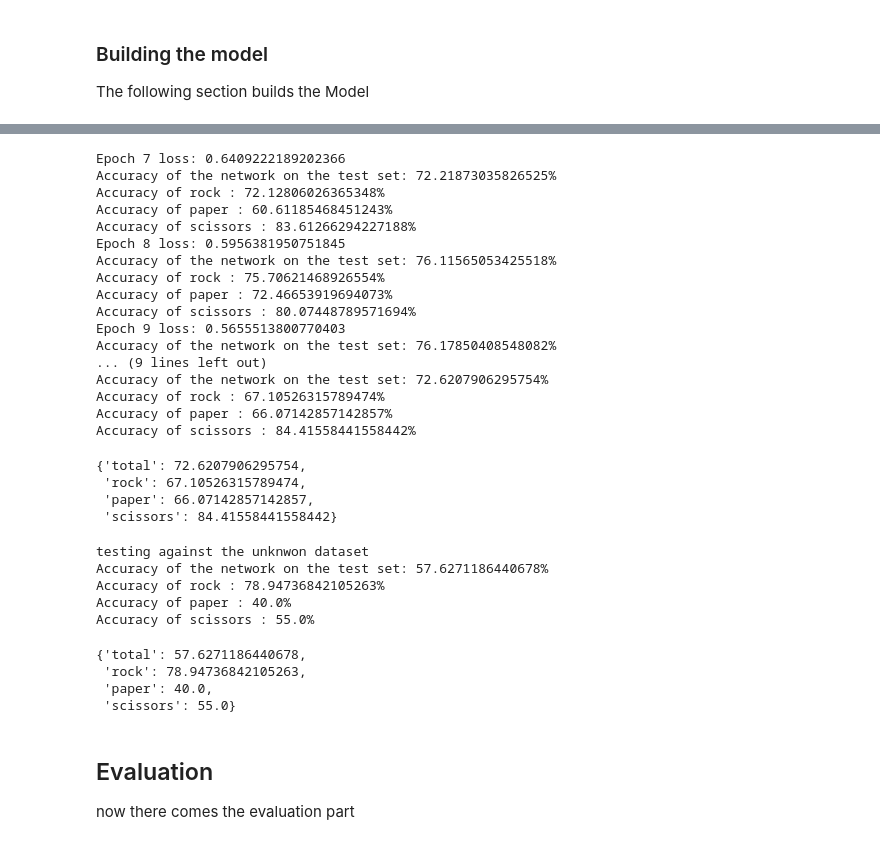
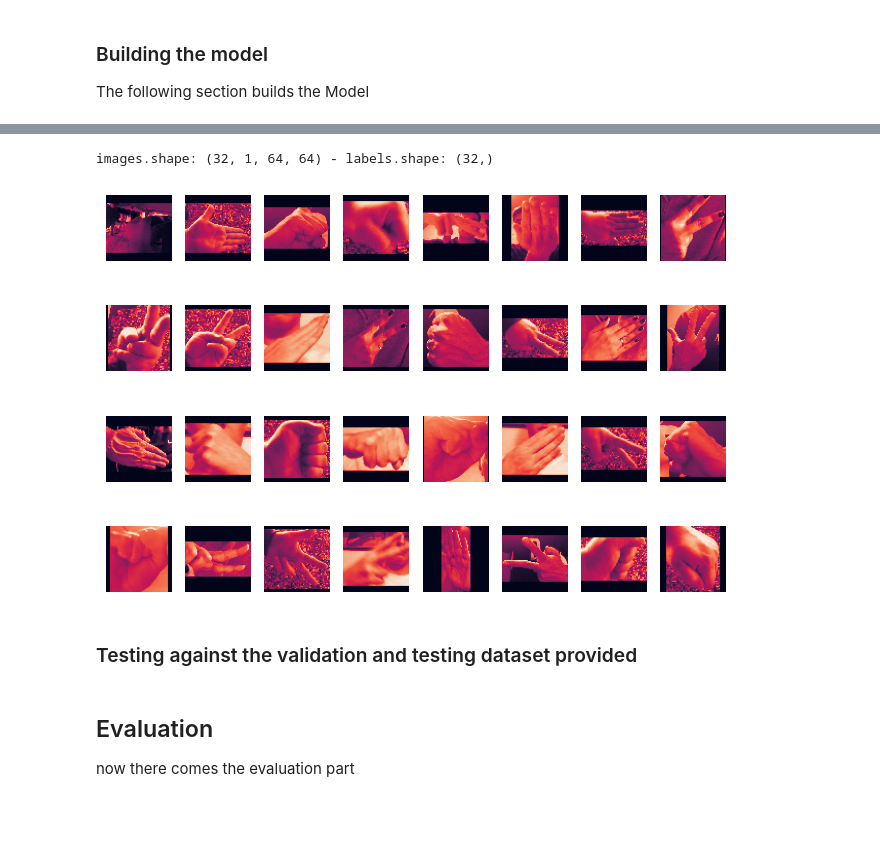
Before and after one commit to bptstbn/shifumi, a Jupyter notebook: ModelEng/Pytorch - Rock Paper Scissors - Multiclass Classification.ipynb, the cells around one changed output, grey strips where cells are left out. Saved outputs shown, nothing was run; the diff lists cells and outputs as text; code cells hidden in the pictures; blank space fills up the shorter version.

```diff
--- a/ModelEng/Pytorch - Rock Paper Scissors - Multiclass Classification.ipynb
+++ b/ModelEng/Pytorch - Rock Paper Scissors - Multiclass Classification.ipynb
@@ -358,16 +232,18 @@ images.shape: (64, 1, 64, 64) - labels.shape: (64,)
+# %%
+# look a validation dataset
+show_images_from_dataloader(validationloader)
+# %% [output]
+images.shape: (32, 1, 64, 64) - labels.shape: (32,)
+[figure, added]
 # %%
 import torch
 import torch.nn as nn
 import torch.optim as optim
 
 # Define the model, loss function, and optimizer
-model = MyModel()
+model = RPS_CNN(activate_dropout=use_dropouts, dropout_probability=dropout_probability, batch_normalization=use_batch_normalization)
 criterion = nn.CrossEntropyLoss()
-optimizer = optim.Adam(model.parameters(), lr=0.001)
-
-trainloader = DataLoader(train_dataset, batch_size=batch_size, shuffle=True)
-validationloader = DataLoader(val_dataset, batch_size=batch_size, shuffle=True)
-
+optimizer = optim.Adam(model.parameters(), lr=learning_rate)
 
 def test_accuracy(testloader):
     # Test the model on the test dataset
@@ -397,7 +273,7 @@ def test_accuracy(testloader):
                 print(f'Accuracy of {CLASSES[i]} : could not be measured, no test images%')
     return outcome
 
-def train(epoches, training_data, val_data):
+def train(epoches, training_data, val_data, save_model_each_x_epoches=10):
     hist=[]
     for epoch in range(epoches):
         running_loss = 0.0
@@ -409,52 +285,16 @@ def train(epoches, training_data, val_data):
             loss.backward()
             optimizer.step()
             running_loss += loss.item()
-        print(f'Epoch {epoch + 1} loss: {running_loss / len(trainloader)}')
-        hist.append(test_accuracy(val_data))
+        epoch_loss = running_loss / len(trainloader)
+        print(f'Epoch {epoch + 1} loss: {epoch_loss}')
+        hist.append({'loss': epoch_loss, 'accuracy_measures': test_accuracy(val_data)})
+        if save_model_each_x_epoches >0:
+            if (epoch+1)%save_model_each_x_epoches == 0:
+                MODEL_SAVE_PATH = f'./model_states/pytk_rock_paper_scissors_{epoch +1}epoches__Dropouts_{str(model.activate_dropout)}__BatchNorm_{str(model.batch_normalization)}.pt'
+                torch.save(model.state_dict(),MODEL_SAVE_PATH)
     return hist
 
-
-hist = train(epoches=10, training_data= trainloader, val_data= validationloader)
-# Define the test dataloader
-testloader = DataLoader(test_dataset, batch_size=batch_size, shuffle=False)
-print('testing against the test dataset')
-test_accuracy(testloader)
+import time
+start_time = time.time()
+hist = train(epoches=training_epoches, training_data= trainloader, val_data= validationloader)
+training_time_s = time.time() - start_time
-# %% [output]
-Epoch 7 loss: 0.6409222189202366
-Accuracy of the network on the test set: 72.21873035826525%
-Accuracy of rock : 72.12806026365348%
-Accuracy of paper : 60.61185468451243%
-Accuracy of scissors : 83.61266294227188%
-Epoch 8 loss: 0.5956381950751845
-Accuracy of the network on the test set: 76.11565053425518%
-Accuracy of rock : 75.70621468926554%
-Accuracy of paper : 72.46653919694073%
-Accuracy of scissors : 80.07448789571694%
-Epoch 9 loss: 0.5655513800770403
-Accuracy of the network on the test set: 76.17850408548082%
-... (9 lines left out)
-Accuracy of the network on the test set: 72.6207906295754%
-Accuracy of rock : 67.10526315789474%
-Accuracy of paper : 66.07142857142857%
-Accuracy of scissors : 84.41558441558442%
-{'total': 72.6207906295754,
- 'rock': 67.10526315789474,
- 'paper': 66.07142857142857,
- 'scissors': 84.41558441558442}
-# %%
-print('testing against the unknwon dataset')
-file_pattern_unknown_images = f'/Users/amling/uni/shifumi/DataEng/datasets/xAI-Proj-M-validation_set_pp_01_grey/*/*.png'
-dataset_paths_unknown_images = [*glob.glob(str(file_pattern_unknown_images))]
-images_unknown, labels_unknown = get_data(dataset_paths_unknown_images)
-unknown_ds = RPSDataset(images_unknown, labels_unknown, train_transforms)
-test_accuracy(DataLoader(unknown_ds, batch_size=batch_size, shuffle=False))
-# %% [output]
-testing against the unknwon dataset
-Accuracy of the network on the test set: 57.6271186440678%
-Accuracy of rock : 78.94736842105263%
-Accuracy of paper : 40.0%
-Accuracy of scissors : 55.0%
-{'total': 57.6271186440678,
- 'rock': 78.94736842105263,
- 'paper': 40.0,
- 'scissors': 55.0}
@@ -467,0 +301,2 @@ MODEL_SAVE_PATH = './model_states/pytk_rock_paper_scissors_100epoches.pt'
+# %% [markdown]
+### Testing against the validation and testing dataset provided
```
Also changed, not shown: parts of 30 cells of this notebook, 11 other files.
